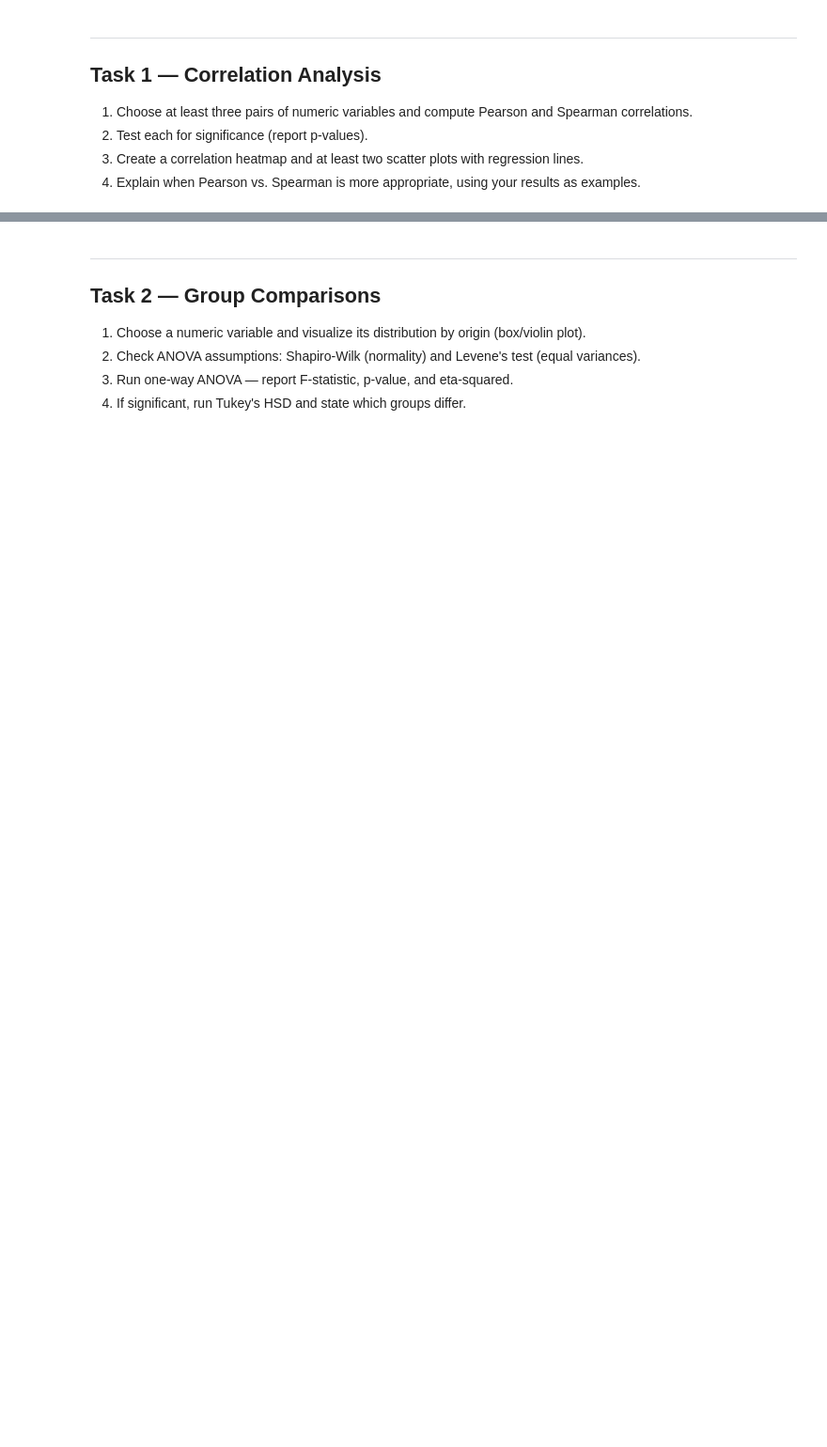
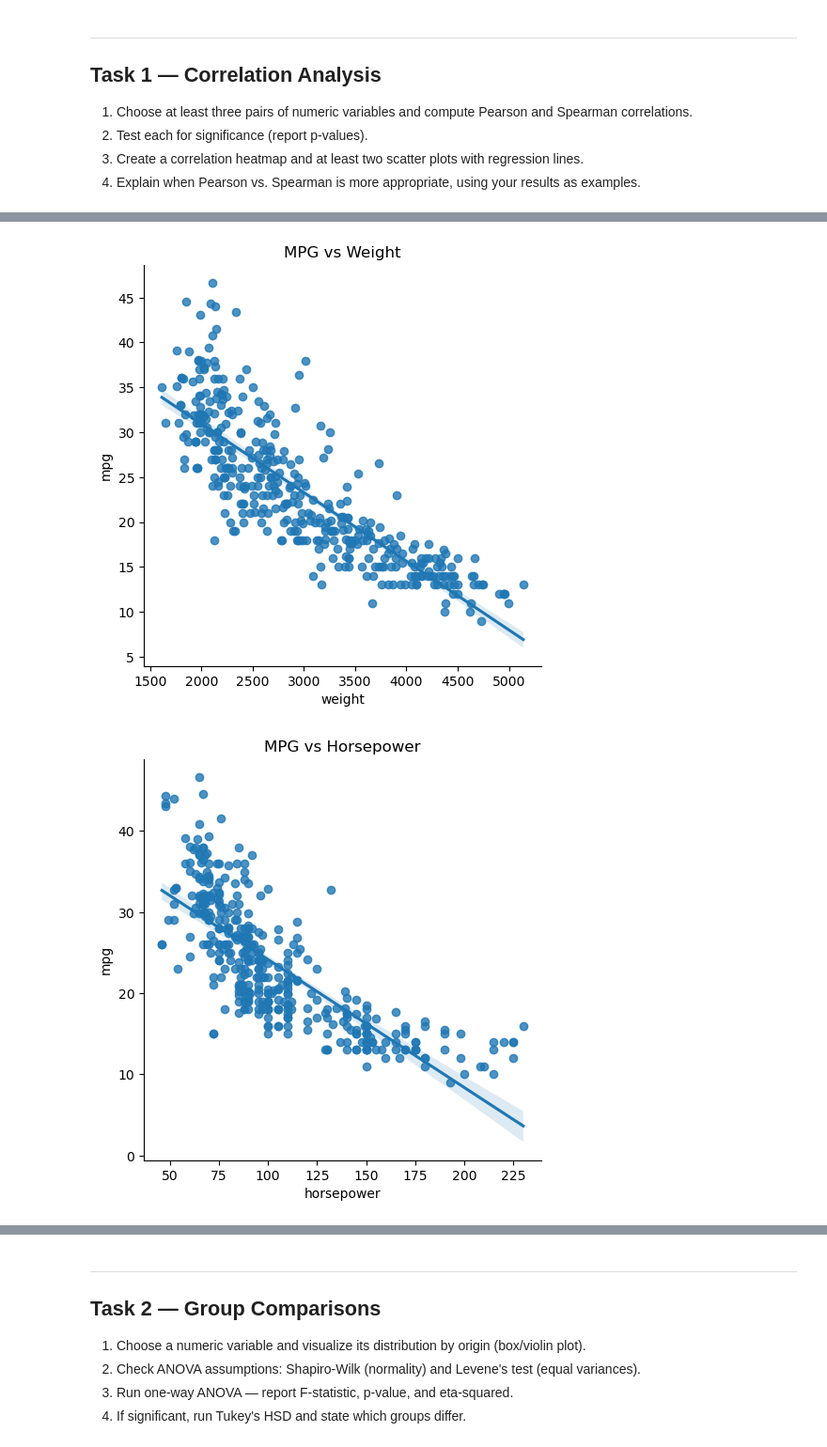
Before and after one commit to Data-AI-IDDA/m3-13-assessment, a Jupyter notebook: m3-13-assessment.ipynb, the cells around one changed output, grey strips where cells are left out. Shown at 94% size. Saved outputs shown, nothing was run; the diff lists cells and outputs as text; code cells hidden in the pictures; blank space fills up the shorter version.

```diff
--- a/m3-13-assessment.ipynb
+++ b/m3-13-assessment.ipynb
@@ -45,0 +104,12 @@ Your answer here…
+# %%
+# Scatter plots with regression lines
+sns.lmplot(data=mpg, x='weight', y='mpg')
+plt.title("MPG vs Weight")
+plt.show()
+
+sns.lmplot(data=mpg, x='horsepower', y='mpg')
+plt.title("MPG vs Horsepower")
+plt.show()
+# %% [output]
+[figure, added]
+[figure, added]
```
Also changed, not shown: parts of 34 cells of this notebook.
